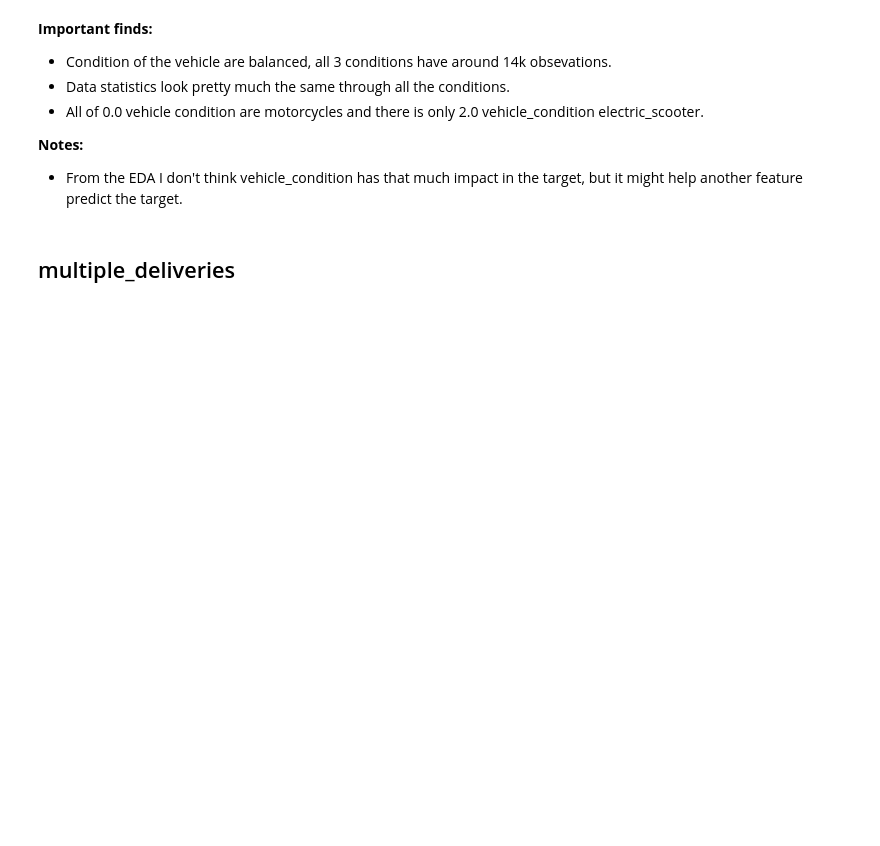
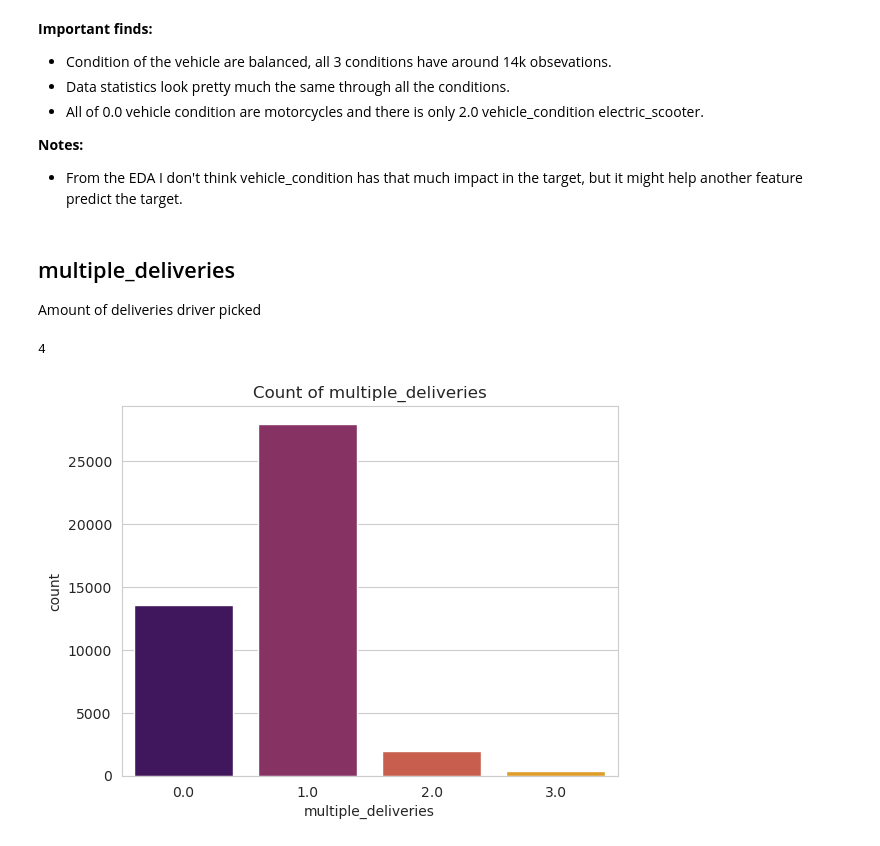
Before and after one commit to liamarguedas/uber-eats-delivery-time, a Jupyter notebook: notebooks/analyze-and-explore-data.ipynb, the cells around one changed output. Cells and saved outputs as stored; diff of their text form; code cells hidden in the pictures; blank space fills up the shorter version.

Commit message:
DeliveriesDIstance

```diff
--- a/notebooks/analyze-and-explore-data.ipynb
+++ b/notebooks/analyze-and-explore-data.ipynb
@@ -561,3 +561,13 @@ data.groupby(['Type_of_vehicle', 'Vehicle_condition']).count()['ID'].unstack().f
 -   From the EDA I don't think vehicle_condition has that much impact in the target, but it might help another feature predict the target.
 # %% [markdown]
 ## multiple_deliveries
+Amount of deliveries driver picked
+# %%
+data['multiple_deliveries'].nunique()
+# %% [output]
+4
+# %%
+sns.countplot(data = data, x = 'multiple_deliveries', palette = 'inferno')
+plt.title('Count of multiple_deliveries');
+# %% [output]
+[figure, added]
```
Also changed, not shown: parts of 8 cells of this notebook.
